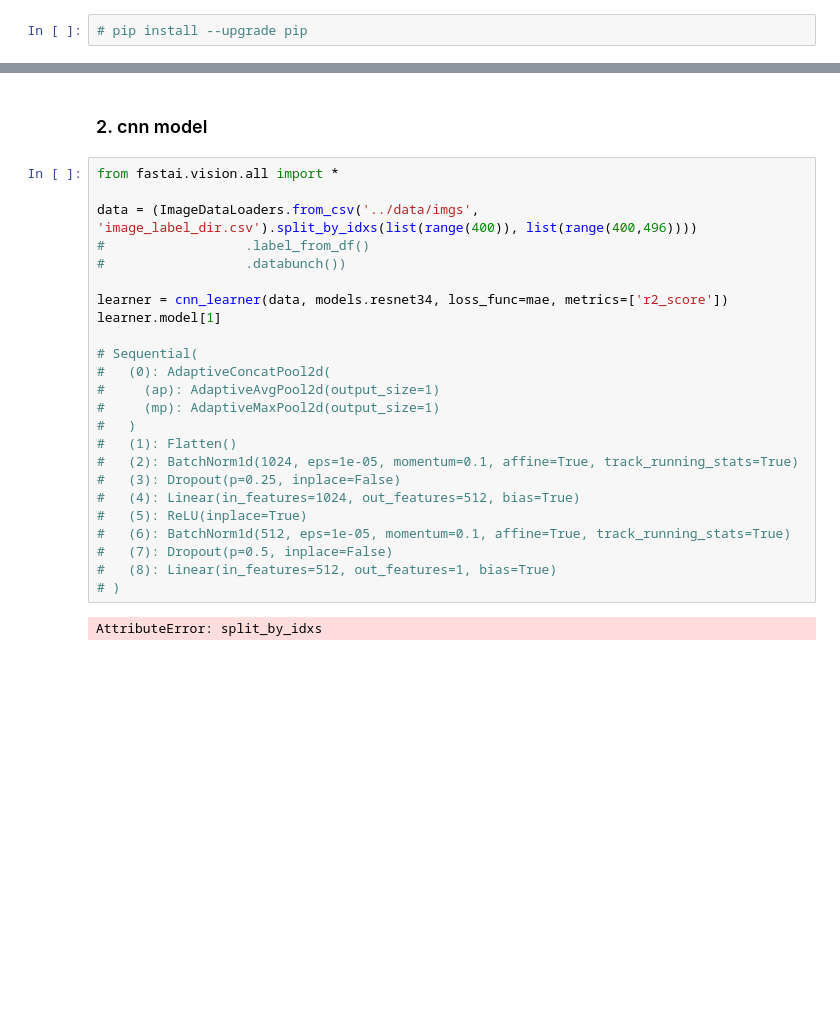
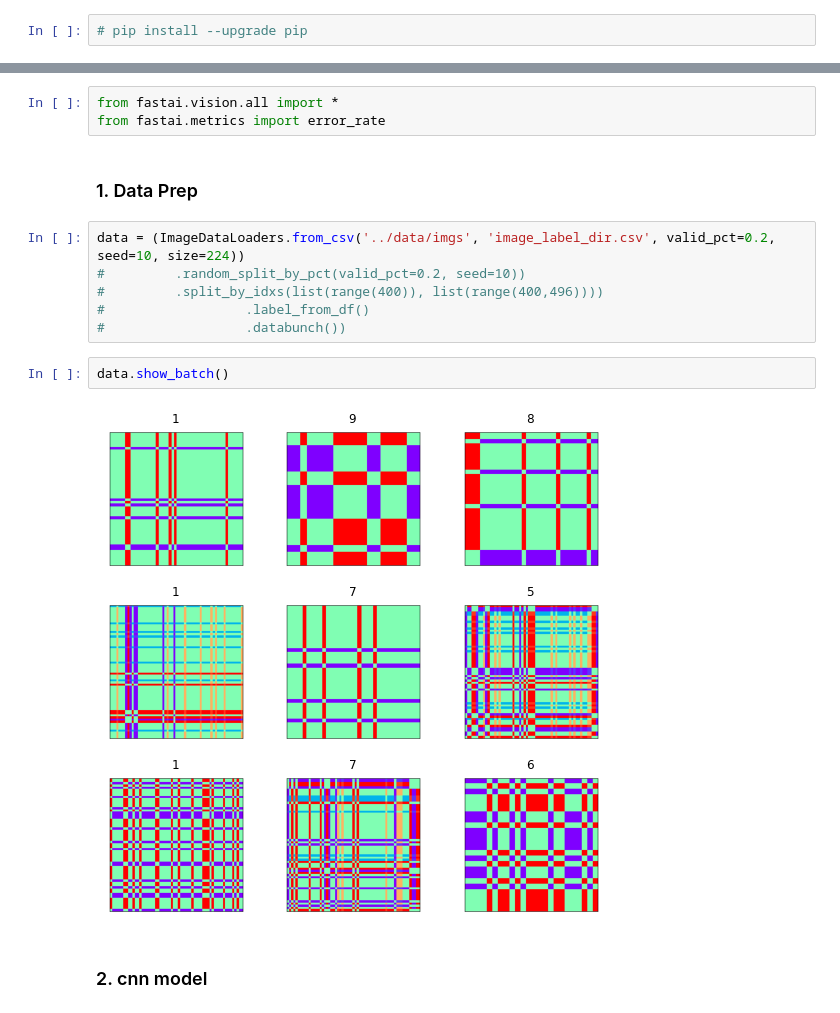
Before and after one commit to leeso1718/StockMarket_explainableAI, a Jupyter notebook: notebooks/CNN_Model.ipynb, the cells around one changed output, grey strips where cells are left out. Cells and saved outputs as stored; diff of their text form; blank space fills up the shorter version.

Commit message:
model tuning in progress

```diff
--- a/notebooks/CNN_Model.ipynb
+++ b/notebooks/CNN_Model.ipynb
@@ -63,30 +63,19 @@ Requires: scipy, torchvision, pip, matplotlib, requests, scikit-learn, pandas, p
 Required-by:
 Note: you may need to restart the kernel to use updated packages.
+# %%
+from fastai.vision.all import *
+from fastai.metrics import error_rate
+# %% [markdown]
+### 1. Data Prep
+# %%
+data = (ImageDataLoaders.from_csv('../data/imgs', 'image_label_dir.csv', valid_pct=0.2, seed=10, size=224))
+#         .random_split_by_pct(valid_pct=0.2, seed=10))
+#         .split_by_idxs(list(range(400)), list(range(400,496))))
+#                  .label_from_df()
+#                  .databunch())
+# %%
+data.show_batch()
+# %% [output]
+[figure, added]
 # %% [markdown]
 ### 2. cnn model
-# %%
-from fastai.vision.all import *
-
-data = (ImageDataLoaders.from_csv('../data/imgs', 'image_label_dir.csv').split_by_idxs(list(range(400)), list(range(400,496))))
-#                  .label_from_df()
-#                  .databunch())
-
-learner = cnn_learner(data, models.resnet34, loss_func=mae, metrics=['r2_score'])
-learner.model[1]
-
-# Sequential(
-#   (0): AdaptiveConcatPool2d(
-#     (ap): AdaptiveAvgPool2d(output_size=1)
-#     (mp): AdaptiveMaxPool2d(output_size=1)
-#   )
-#   (1): Flatten()
-#   (2): BatchNorm1d(1024, eps=1e-05, momentum=0.1, affine=True, track_running_stats=True)
-#   (3): Dropout(p=0.25, inplace=False)
-#   (4): Linear(in_features=1024, out_features=512, bias=True)
-#   (5): ReLU(inplace=True)
-#   (6): BatchNorm1d(512, eps=1e-05, momentum=0.1, affine=True, track_running_stats=True)
-#   (7): Dropout(p=0.5, inplace=False)
-#   (8): Linear(in_features=512, out_features=1, bias=True)
-# )
-# %% [output]
-AttributeError: split_by_idxs
```
Also changed, not shown: parts of 7 cells of this notebook, 2 other files.
